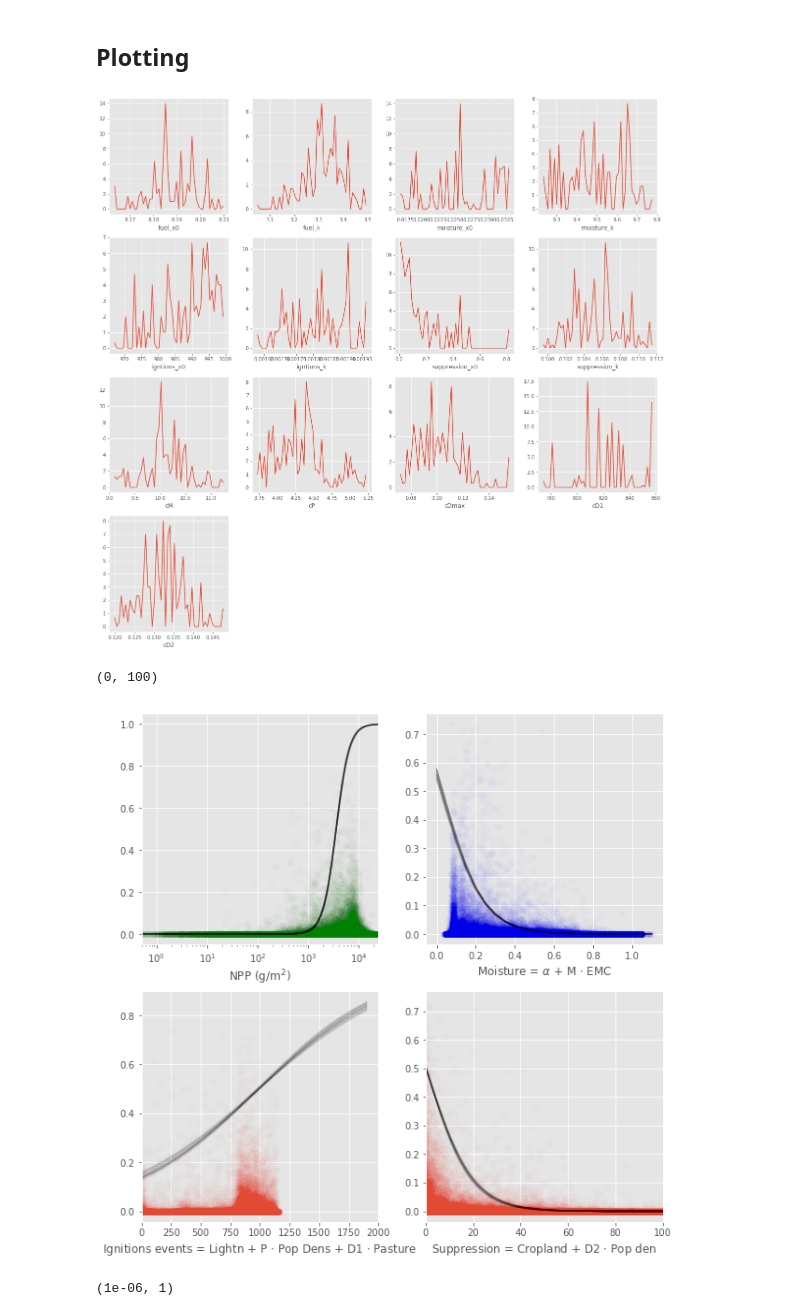
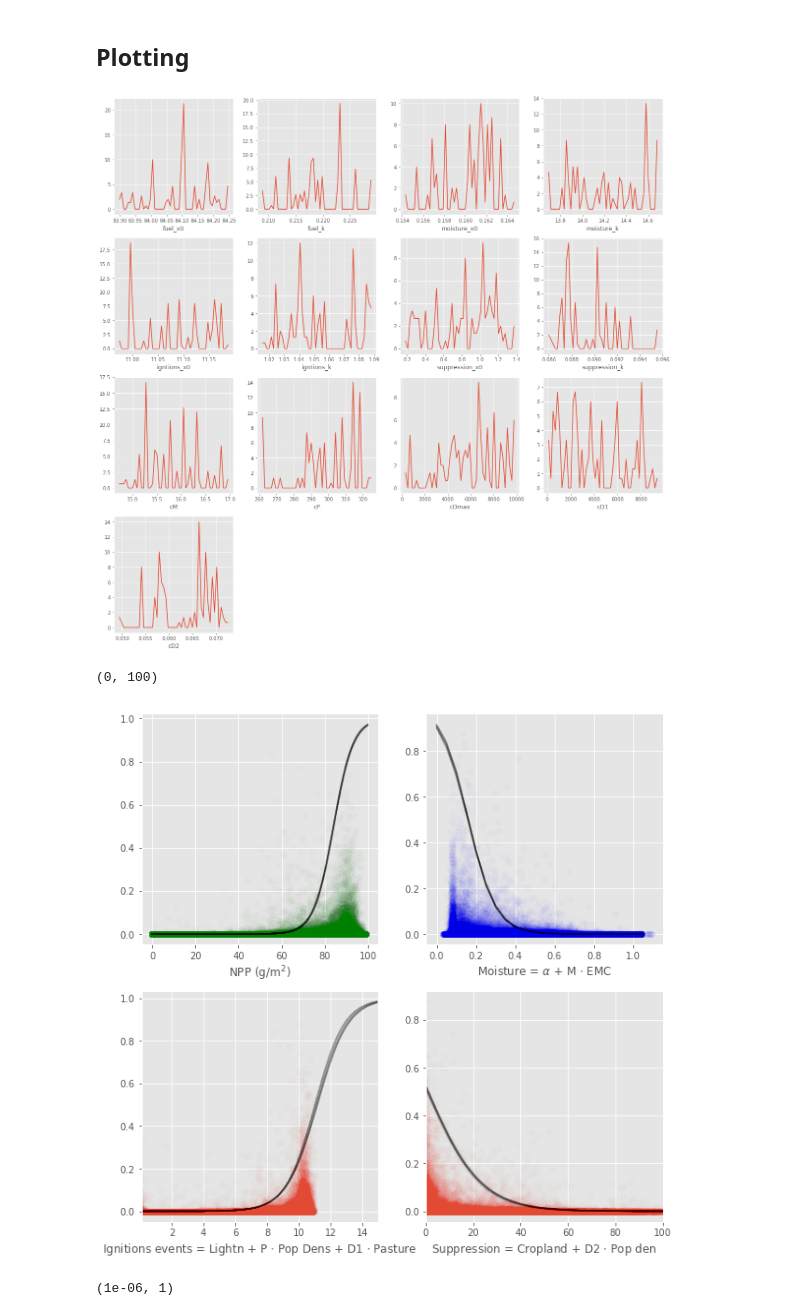
Before and after one commit to rhyswhitley/fire_limitation, a Jupyter notebook: notebooks/bayesian_inference.ipynb, the cells around one changed output. Drawn from its saved outputs; the diff is of its cells as text; code cells hidden in the pictures.

Commit message:
optimizing with background igntions and veg civer instead of npp

```diff
--- a/notebooks/bayesian_inference.ipynb
+++ b/notebooks/bayesian_inference.ipynb
@@ -118,7 +118,7 @@ sample_pc     = 2
 nIterations   = 3000
 outPath       = "../data/globfire.csv"
 param_outpath = '../outputs/params.csv'
-trace_db      = '../data/firemodel_trace37.db'
+trace_db      = '../data/firemodel_trace40.db'
 # %%
 def npLog0 (x):
     return [np.log(i) if i > 0 else 0.0000001 for i in x]
@@ -199,6 +199,7 @@ line_select = np.random.choice(range(0, nlines), npoints, False)
 fd          = load_with_buffer(DATAPATH, line_select)
 # %%
 fd['fuel'] = npLog0(fd['NPP'].values)
+fd['vegCover'] = 100.0 - fd['bareground']
 # %% [markdown]
 Do a sanity check to make sure our data has imported correctly.
 # %%
@@ -250,21 +256,21 @@ Back to the code.., `pymc3` is quite funky in that it allows me to create an emp
 with pm3.Model() as fire_error:
 
 # first for the sigmoids
-    fuel_x0        = pm3.Uniform('fuel_x0'       ,     0.0,   20.0)
-    fuel_k         = pm3.Uniform('fuel_k'        ,   0.001,   10.0)
+    fuel_x0        = pm3.Uniform('fuel_x0'       ,     0.0,  200.0)
+    fuel_k         = pm3.Uniform('fuel_k'        ,     0.0, 1000.0)
 
-    moisture_x0    = pm3.Uniform('moisture_x0'   ,     0.0, 1000.0)
+    moisture_x0    = pm3.Uniform('moisture_x0'   ,     0.0,  200.0)
     moisture_k     = pm3.Uniform('moisture_k'    ,     0.0, 1000.0)
 
-    ignition_x0    = pm3.Uniform('igntions_x0'   ,     -10, 1000.0)
+    ignition_x0    = pm3.Uniform('igntions_x0'   ,     -100, 30.0)
     ignition_k     = pm3.Uniform('igntions_k'    ,     0.0, 1000.0)
 
     suppression_x0 = pm3.Uniform('suppression_x0',     0.0,  100.0)
-    suppression_k  = pm3.Uniform('suppression_k' ,     0.0, 10.0)
+    suppression_k  = pm3.Uniform('suppression_k' ,     0.0, 1000.0)
 
 # now for the hyper-parameters that describe the independent fire condition covariates
     cM  = pm3.Uniform('cM' , 0, 1e4)
-    #cL  = pm3.Uniform('cL' , 0, 1e4)
+    cL  = pm3.Uniform('cL' , 0, 1e4)
     cP  = pm3.Uniform('cP' , 0, 1e4)
     cD1 = pm3.Uniform('cD1', 0, 1e4)
     cD2 = pm3.Uniform('cD2', 0, 1e4)
@@ -385,7 +391,7 @@ for i in variables2Plot:
     pn = pn + 1
     plotVar(i, pn)
 # %% [output]
-[figure, old version]
+[figure, new version]
 # %%
 from pdb import set_trace as browser
 
@@ -419,18 +425,19 @@ plt.figure(figsize=(10, 10))
 ####################
 plt.subplot(2, 2, 1)
 ## scatter plot
-f_fuel = fd["NPP"].values
-pltVsFire(fd["NPP"].values, "NPP (g/m$^2$)", 'go')
+f_fuel = fd["vegCover"].values
+pltVsFire(fd["vegCover"].values, "NPP (g/m$^2$)", 'go')
 
 ## Line of best fit
-Fuel = np.arange(-6, fd.fuel.max(), 0.01)
+#Fuel = np.arange(-6, fd.fuel.max(), 0.01)
+Fuel = np.arange(0, 100, 0.1)
 r_fuel = randomParam(Fuel, 'fuel_x0', 'fuel_k')
-NPP = np.exp(Fuel)
-for r in r_fuel: plt.plot(NPP, r, 'k', alpha=.01)
+#NPP = np.exp(Fuel)
+for r in r_fuel: plt.plot(Fuel, r, 'k', alpha=.01)
 
 ## cfg plot
-plt.xscale('log')
-plt.xlim([0.5, fd.NPP.max()])
+#plt.xscale('log')
+#plt.xlim([0.5, fd.NPP.max()])
 
 ####################
 ## Moisture       ##
@@ -455,51 +462,52 @@ plt.subplot(2, 2, 3)
 cDmax  = np.mean(vals['cDmax' ])
 cP  = np.mean(vals['cP' ])
 cD1 = np.mean(vals['cD1'])
-#cL = np.mean(vals['cL'])
+cL = np.mean(vals['cL'])
 
 f_ignite = ignition(fd["lightning_ignitions"].values, \
                     fd["pasture"].values, \
                     fd["population_density"].values, \
-                    cP, cDmax, cD1)
+                    cL,cP, cDmax, cD1)
 #f_ignite = np.exp(f_ignite)
 pltVsFire(f_ignite, "Ignitions events = Lightn + P $\cdot$ Pop Dens + D1 $\cdot$ Pasture")
 
 ## Line of best fit
-Ignite = np.arange(0,2000, 100)
-#Ignite = np.arange(0.0, 10000, 1)
+Ignite = np.arange(-20, 15, 0.1)
+#Ignite = np.exp(Ignite)
+#=Ignite = np.arange(0.0, 10000, 1)
 r_Ignite = randomParam(Ignite, 'igntions_x0', 'igntions_k')
 #yay = returnSigmoid(Ignite, 10, 1.0)
 #Ignite = np.exp(Ignite)
 for r in r_Ignite: plt.plot(Ignite, r, 'k', alpha=.01)
 
 #plt.plot(Ignite, yay, 'red')
 
 
 ## cfg plot
 #plt.xscale('log')
-plt.xlim(0,2000)
+plt.xlim(0.1,15)
 
 ####################
 ## Suppression    ##
 ####################
 plt.subplot(2, 2, 4)
 #scatter plot
 cD2 = np.mean(vals['cD2'])
 f_suppression = supression(fd["cropland"].values, \
                            fd["population_density"].values, \
                            cD2)
 
 pltVsFire(f_suppression, "Suppression = Cropland + D2 $\cdot$ Pop den")
 
 # Line of best fit
 Suppress = np.arange(0, 100, 0.01)
 r_suppression = randomParam(Suppress, 'suppression_x0', 'suppression_k', -1.0)
 for r in r_suppression: plt.plot(Suppress, r, 'k', alpha=.01)
 
 plt.xlim(0, 100)
 # %% [output]
 (0, 100)
-[figure, old version]
+[figure, new version]
 # %%
 ####################
 ## mod vs obs     ##
```
Also changed, not shown: parts of 5 cells of this notebook.
